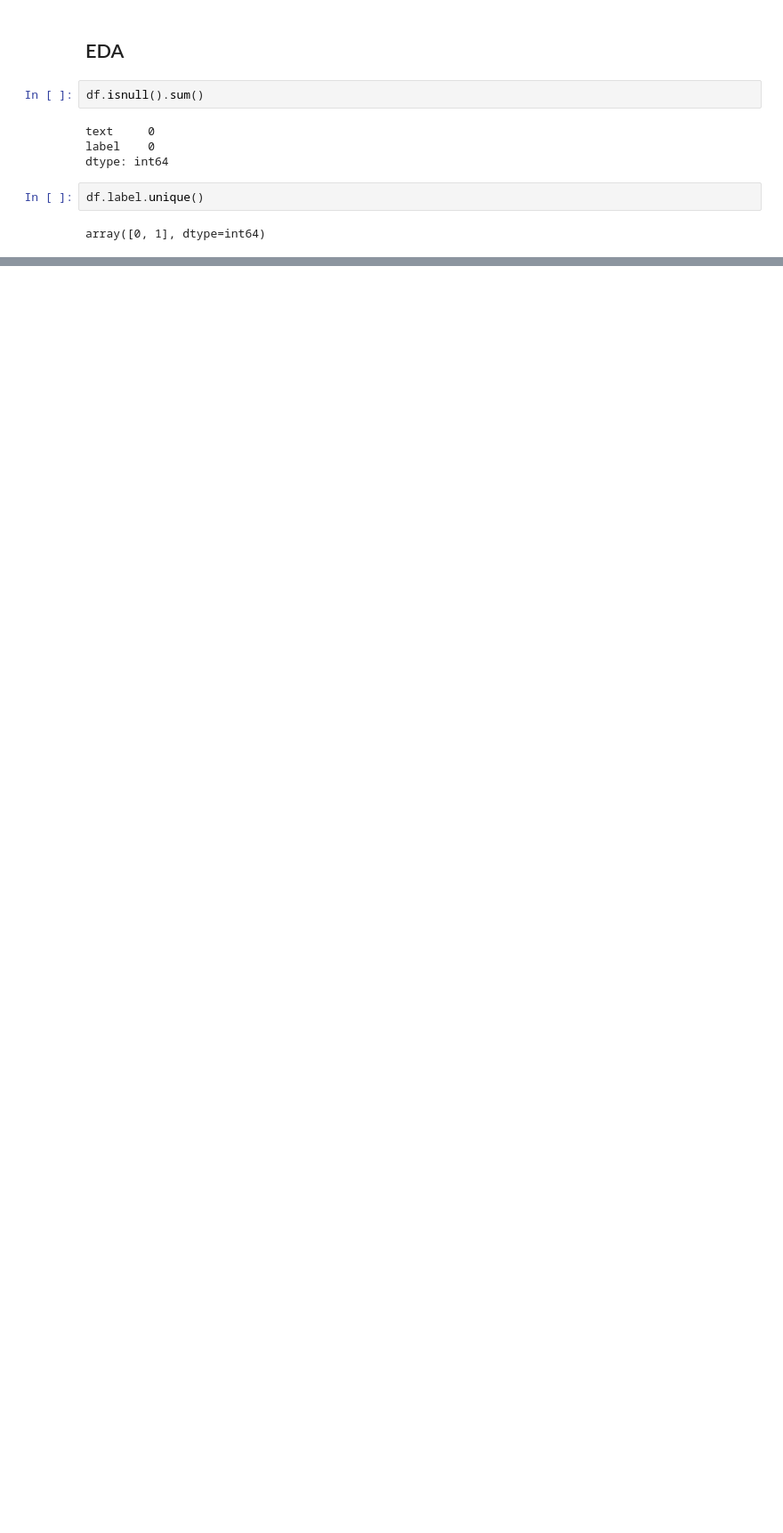
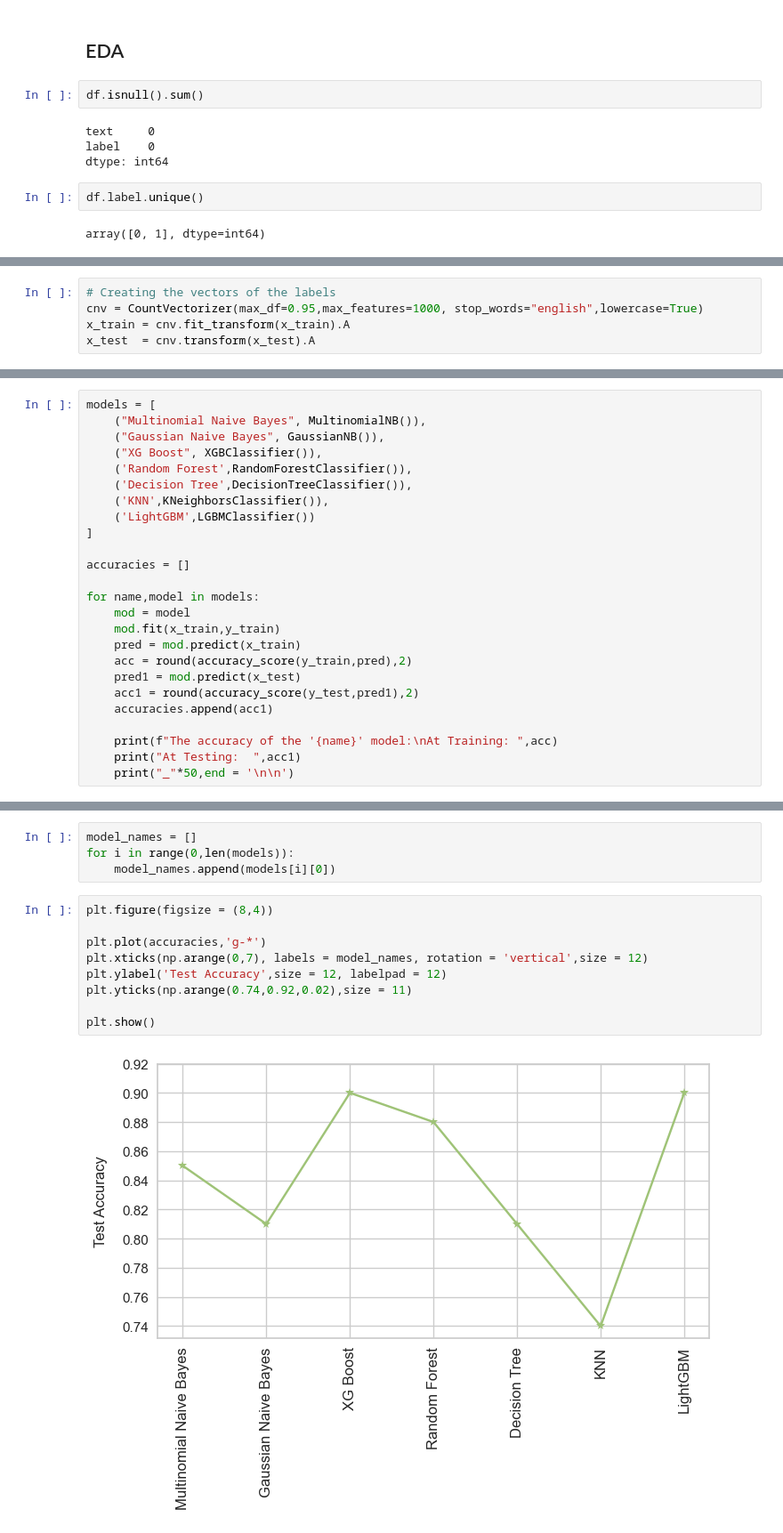
Before and after one commit to SamedArici/Mental-Health-NLP, a Jupyter notebook: Mental Health/Mental Health.ipynb, the cells around one changed output, grey strips where cells are left out. Shown at 89% size. Saved outputs shown, nothing was run; the diff lists cells and outputs as text; blank space fills up the shorter version.

```diff
--- a/Mental Health/Mental Health.ipynb
+++ b/Mental Health/Mental Health.ipynb
@@ -270,0 +277,5 @@ plt.show()
+# %%
+# Creating the vectors of the labels
+cnv = CountVectorizer(max_df=0.95,max_features=1000, stop_words="english",lowercase=True)
+x_train = cnv.fit_transform(x_train).A
+x_test  = cnv.transform(x_test).A
@@ -270,0 +284,25 @@ plt.show()
+# %%
+models = [
+    ("Multinomial Naive Bayes", MultinomialNB()),
+    ("Gaussian Naive Bayes", GaussianNB()),
+    ("XG Boost", XGBClassifier()),
+    ('Random Forest',RandomForestClassifier()),
+    ('Decision Tree',DecisionTreeClassifier()),
+    ('KNN',KNeighborsClassifier()),
+    ('LightGBM',LGBMClassifier())
+]
+
+accuracies = []
+
+for name,model in models:
+    mod = model
+    mod.fit(x_train,y_train)
+    pred = mod.predict(x_train)
+    acc = round(accuracy_score(y_train,pred),2)
+    pred1 = mod.predict(x_test)
+    acc1 = round(accuracy_score(y_test,pred1),2)
+    accuracies.append(acc1)
+
+    print(f"The accuracy of the '{name}' model:\nAt Training: ",acc)
+    print("At Testing:  ",acc1)
+    print("_"*50,end = '\n\n')
@@ -270,0 +327,15 @@ plt.show()
+# %%
+model_names = []
+for i in range(0,len(models)):
+    model_names.append(models[i][0])
+# %%
+plt.figure(figsize = (8,4))
+
+plt.plot(accuracies,'g-*')
+plt.xticks(np.arange(0,7), labels = model_names, rotation = 'vertical',size = 12)
+plt.ylabel('Test Accuracy',size = 12, labelpad = 12)
+plt.yticks(np.arange(0.74,0.92,0.02),size = 11)
+
+plt.show()
+# %% [output]
+[figure, added]
```
Also changed, not shown: parts of 66 cells of this notebook.
